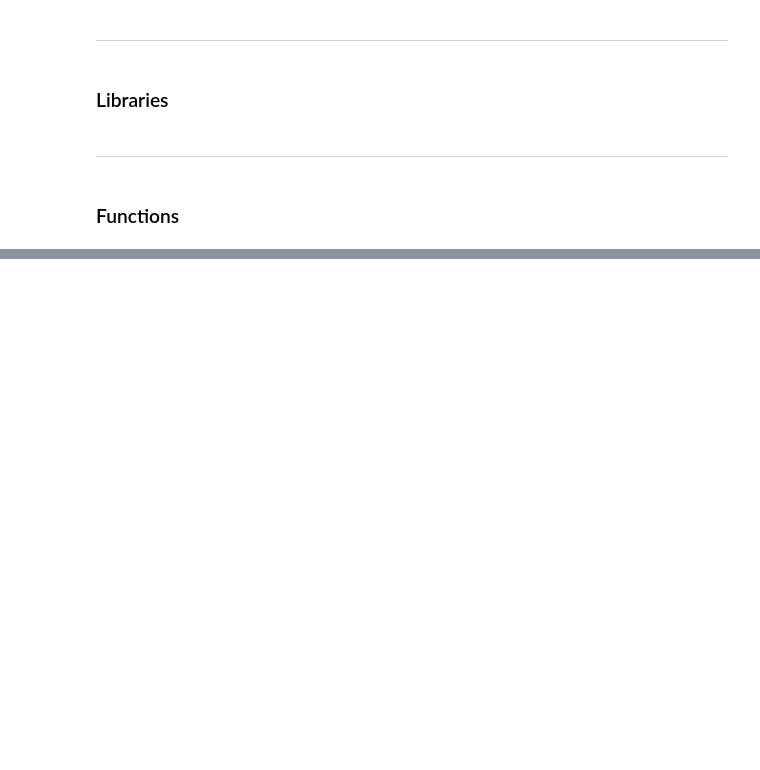
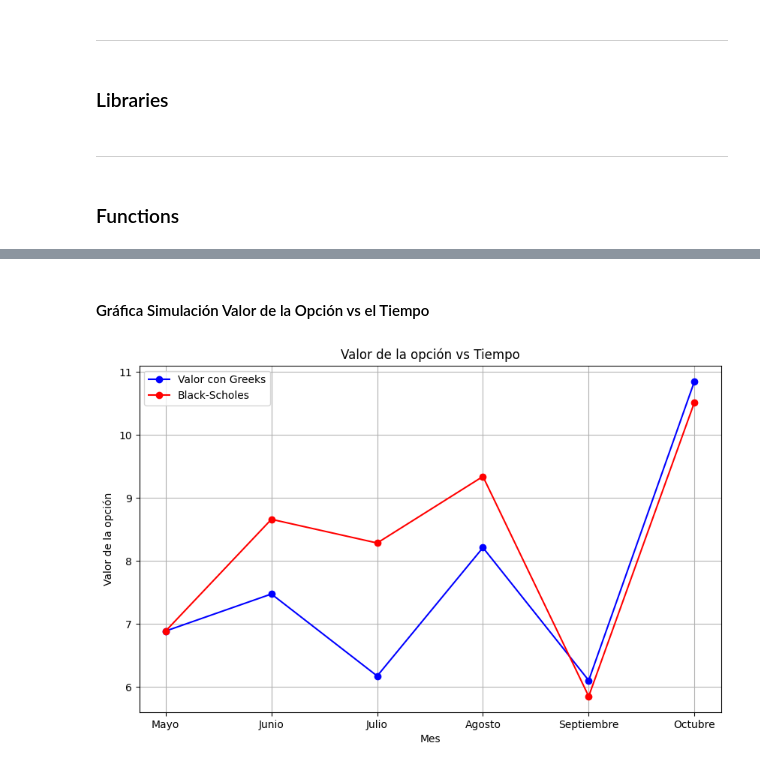
Before and after one commit to ppmelch/Simulacion_Procesos_Fin, a Jupyter notebook: Tarea/T 3/T3.ipynb, the cells around one changed output, grey strips where cells are left out. Cells and saved outputs as stored; diff of their text form; code cells hidden in the pictures; blank space fills up the shorter version.

```diff
--- a/Tarea/T 3/T3.ipynb
+++ b/Tarea/T 3/T3.ipynb
@@ -353,0 +292,10 @@ density_call_payoffs(trajectories, K, r, T)
+# %%
+S0 = 100
+K = 100
+r = 0.05
+V0 = 6.8887
+delta = 0.5977
+gamma = 0.02736
+vega = 0.2814
+theta = -8.116
+sigma0 = 0.20
@@ -353,0 +304,11 @@ density_call_payoffs(trajectories, K, r, T)
+# %%
+df = data()
+df = cambios(df, S0, sigma0)
+
+df["Greeks"] = df.apply(lambda x: greeks(V0, delta, gamma, vega, theta, x["dS"], x["dsigma"], x["Meses_transcurridos"]), axis=1)
+df["Black-Scholes"] = df.apply(lambda x: black_scholes_call(x["Precio"], K, r, x["Volatilidad"], x["Tiempo_restante"]), axis=1)
+df["Monte Carlo"] = df.apply(lambda x: monte_carlo_call(x["Precio"], K, r, x["Volatilidad"], x["Tiempo_restante"], 10_000), axis=1)
+df["Error Absoluto"] = abs(df["Greeks"] - df["Black-Scholes"])
+
+
+df
@@ -353,0 +323,6 @@ density_call_payoffs(trajectories, K, r, T)
+# %% [markdown]
+#### Gráfica Simulación Valor de la Opción vs el Tiempo
+# %%
+opcionvstiempo(df)
+# %% [output]
+[figure, added]
```
Also changed, not shown: parts of 26 cells of this notebook.
